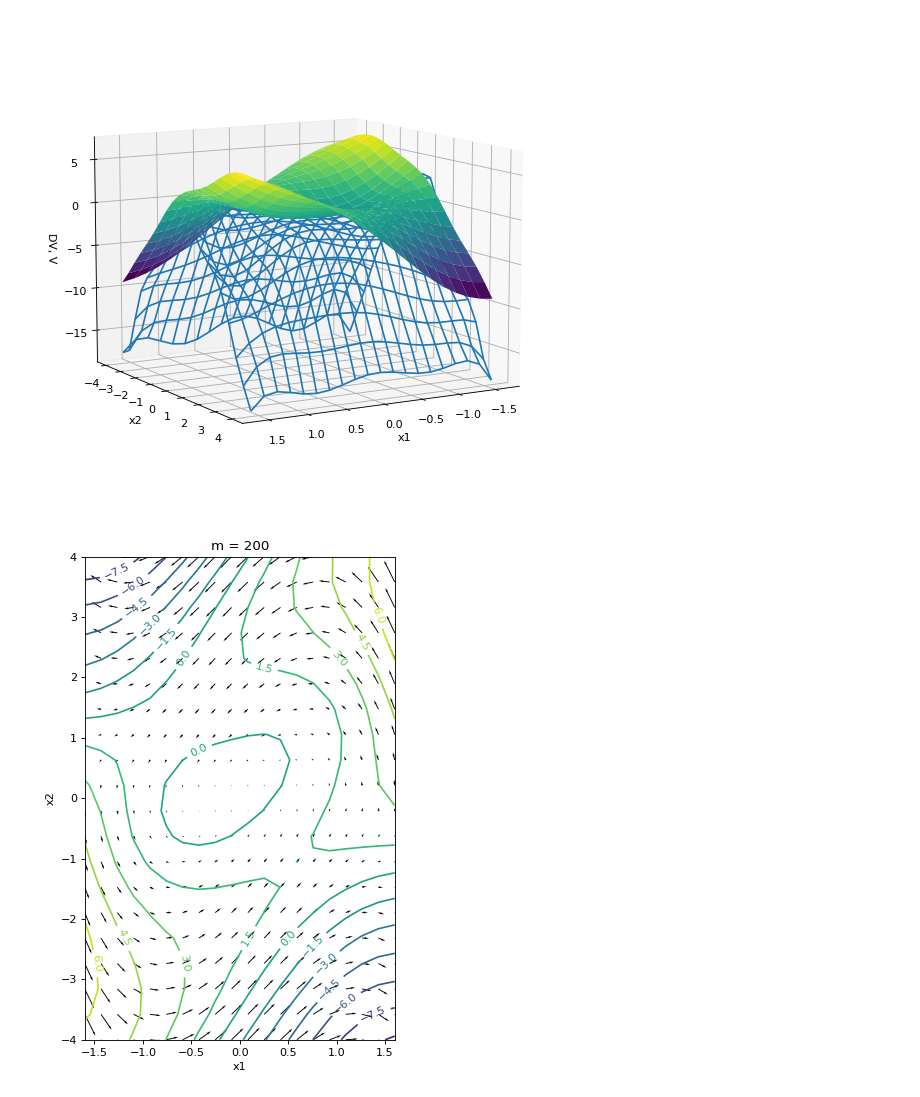
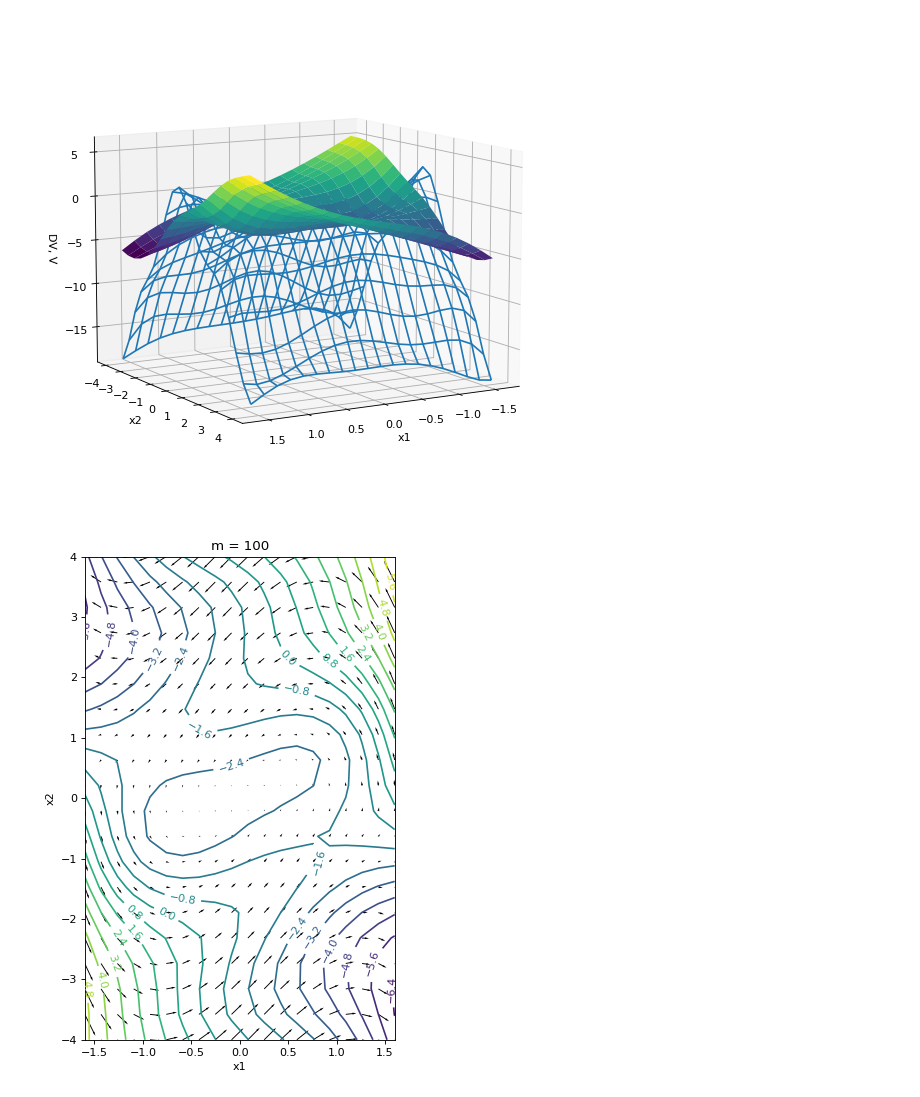
Before and after one commit to kyrxanthos/NN_dynamical_systems, a Jupyter notebook: Lyapunov.ipynb, the cells around one changed output. Cells and saved outputs as stored; diff of their text form; code cells hidden in the pictures.

```diff
--- a/Lyapunov.ipynb
+++ b/Lyapunov.ipynb
@@ -89,9 +89,9 @@ class LyapunovModel(tf.keras.Model):
                 loss_value = self.train_step(x_batch_train, vf_batch_train)
                 all_loss_values.append(loss_value.numpy())
 
-            for _, (x_test, vf_test) in enumerate(validation_dataest):
-                test_loss = self.test_step(x_test, vf_test)
-                all_test_loss_values.append(test_loss)
+            # for _, (x_test, vf_test) in enumerate(validation_dataest):
+            #     test_loss = self.test_step(x_test, vf_test)
+            #     all_test_loss_values.append(test_loss)
 
             if epoch % int(epochs/5) == 0:
                 print('epoch %2s, loss %10.6f' % (epoch, float(loss_value)))
@@ -317,17 +317,21 @@ class build_lyapunov():
         plt.show()
 # %%
 hidden_u = []
-m = 200
+m = 100
 dim = 2
 bounds = [1.6, 4]
 n_x = 6
 n_y = 15
 batch_n = n_x*n_y
 buff = None
-epochs = 1000
+epochs = 5000
 tol = 1e-5
 act = tf.math.cos
-sgd = tf.keras.optimizers.SGD(learning_rate=m*0.1, nesterov=True)
+# act = 'relu'
+train = False
+opt = tf.keras.optimizers.SGD(learning_rate=m*0.1, nesterov=True)
+# opt = tf.keras.optimizers.SGD(learning_rate=0.01, nesterov=True)
+# opt = tf.keras.optimizers.Adam(0.0001)
 # van poole equation
 def vf(x):
     y = [-x[:,1], x[:,0] - (1-x[:,0]**2)*x[:,1]]
@@ -338,7 +342,7 @@ train_dataset, train_data_points, train_input_RHS = builded.create_dataset(n_x,
                                 dim, bounds, batch_n, buff = None, train = True, plot=False)
 test_dataset, test_data_points, test_input_RHS = builded.create_dataset(n_x, n_y,
                                 dim, bounds, batch_n, buff = None, train = False, plot=False)
-my_mlp = builded.get_regularised_bn_mlp(act, hidden_u, LyapunovModel, opt= sgd,  train=False)
+my_mlp = builded.get_regularised_bn_mlp(act, hidden_u, LyapunovModel, opt= opt,  train=train)
 # print(my_mlp.summary())
 
 builded.plot_Layer(20)
@@ -357,2 +360,2 @@ epoch 800, loss   2.500209
-[figure, old version]
+[figure, new version]
-[figure, old version]
+[figure, new version]
```
Also changed, not shown: parts of 1 cell of this notebook, 16 other files.
